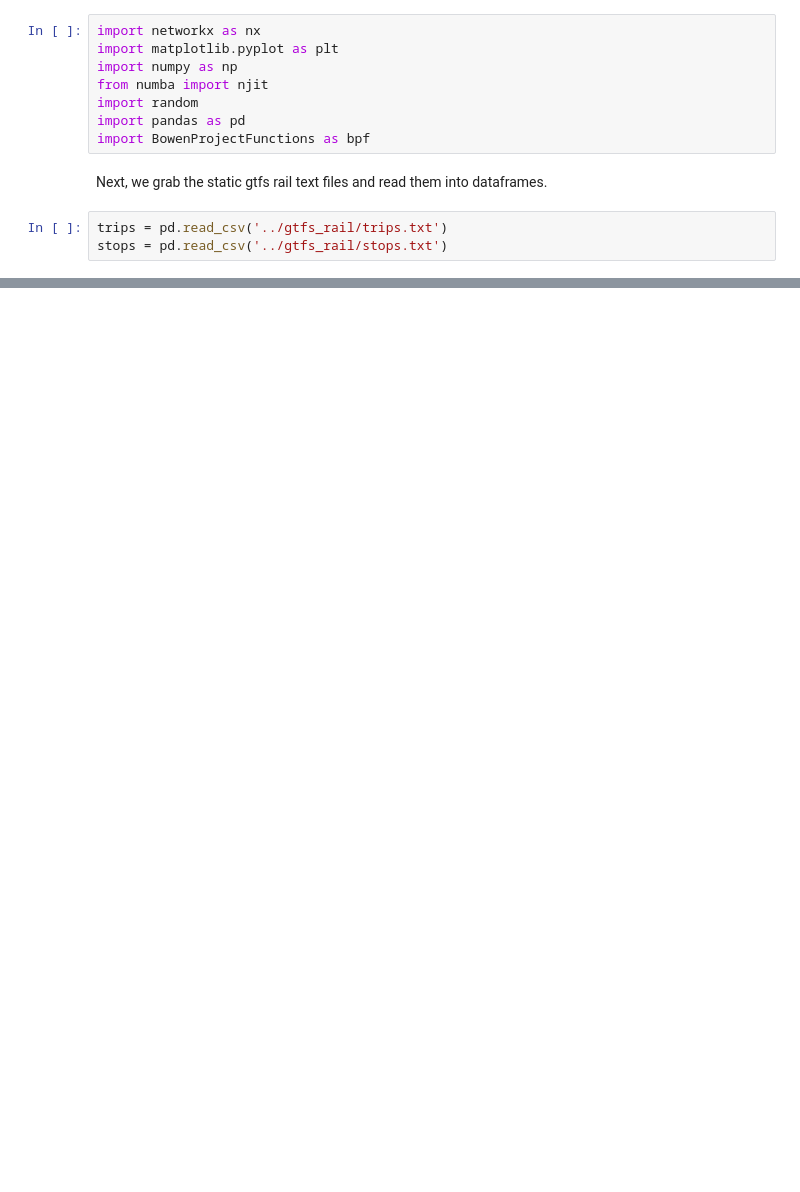
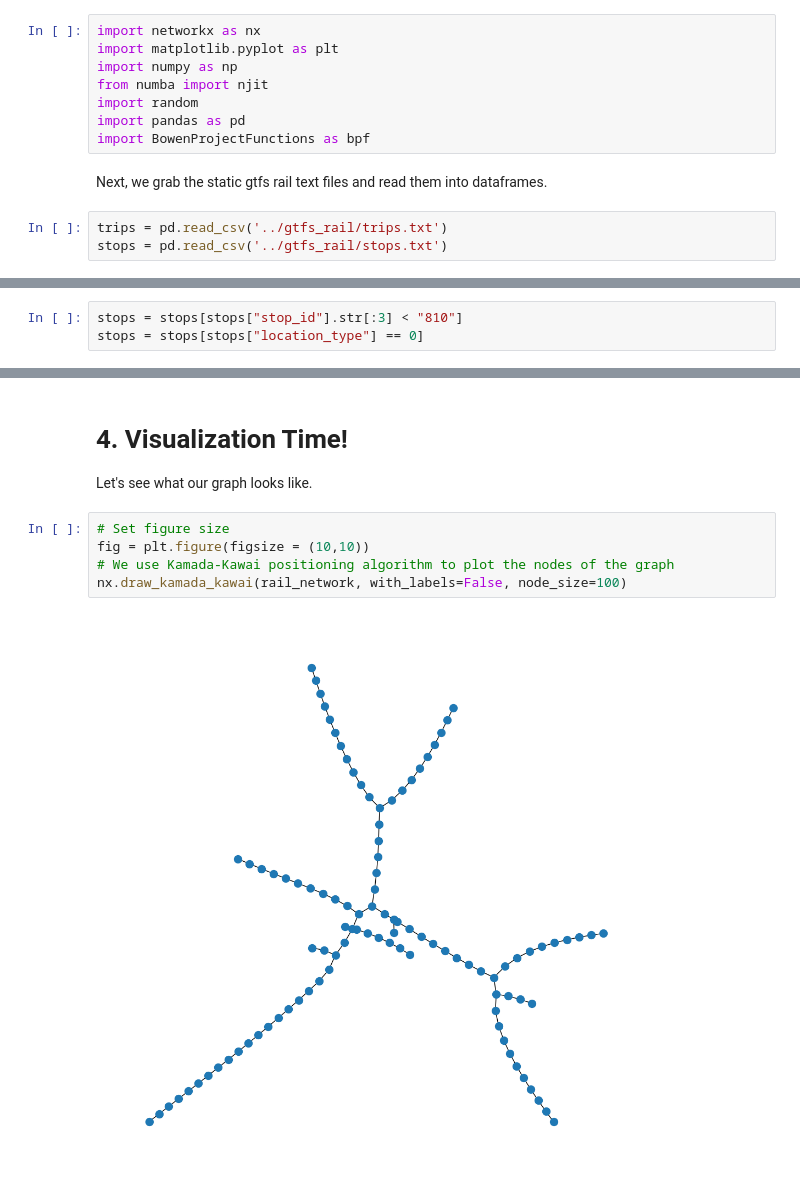
Before and after one commit to sreejeetsreenivasan/PIC16B-Project, a Jupyter notebook: Project_Main/BowenMain.ipynb, the cells around one changed output, grey strips where cells are left out. Cells and saved outputs as stored; diff of their text form; blank space fills up the shorter version.

```diff
--- a/Project_Main/BowenMain.ipynb
+++ b/Project_Main/BowenMain.ipynb
@@ -23,0 +24,3 @@ stops = pd.read_csv('../gtfs_rail/stops.txt')
+# %%
+stops = stops[stops["stop_id"].str[:3] < "810"]
+stops = stops[stops["location_type"] == 0]
@@ -23,0 +75,11 @@ stops = pd.read_csv('../gtfs_rail/stops.txt')
+# %% [markdown]
+# 4. Visualization Time!
+
+Let's see what our graph looks like.
+# %%
+# Set figure size
+fig = plt.figure(figsize = (10,10))
+# We use Kamada-Kawai positioning algorithm to plot the nodes of the graph
+nx.draw_kamada_kawai(rail_network, with_labels=False, node_size=100)
+# %% [output]
+[figure, added]
```
Also changed, not shown: parts of 15 cells of this notebook.
